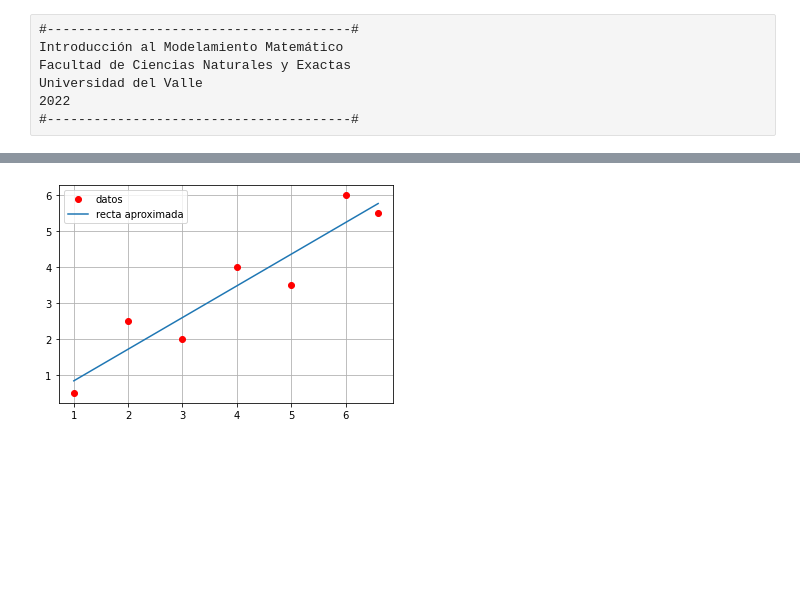
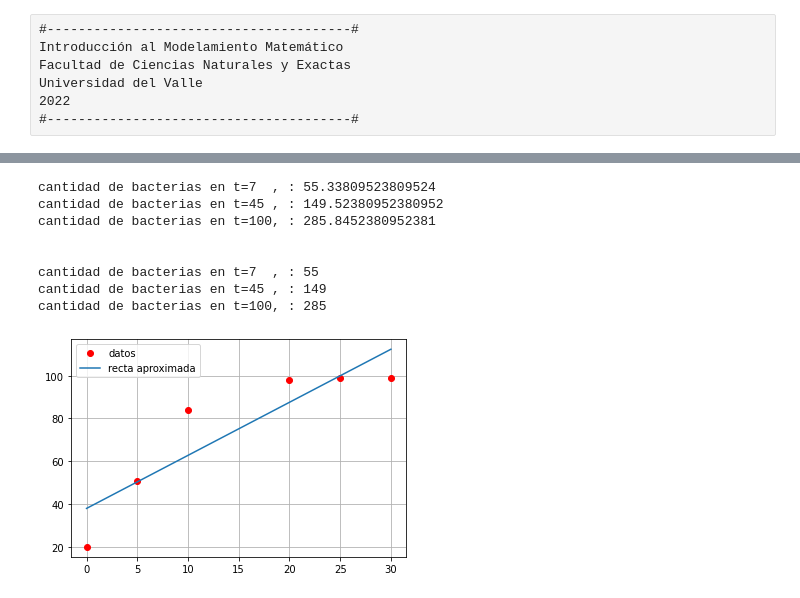
Before and after one commit to leonbran/Modelamiento_Matematico, a Jupyter notebook: unidad3/Minimos_cuadrados.ipynb, the cells around one changed output, grey strips where cells are left out. Saved outputs shown, nothing was run; the diff lists cells and outputs as text; code cells hidden in the pictures; blank space fills up the shorter version.

```diff
--- a/unidad3/Minimos_cuadrados.ipynb
+++ b/unidad3/Minimos_cuadrados.ipynb
@@ -16,55 +20,106 @@ import matplotlib.pyplot as plt
 
 
 #datos que queremos ajustar
-x = [1  ,2  ,3 ,4 ,5  ,6,6.6]
-y = [0.5,2.5,2 ,4 ,3.5,6,5.5]
+Tiempo            = [0  ,  5, 10 ,20 , 25  , 30]
+CantidadBacterias = [20 , 51, 84 ,98 ,99, 99]
 
 
-#---------------------------------------------------------
-#Calculo de la pendiente (m) y el intercepto (b) de la linealizacion
+
+
+#========================================================================
+"""
+Calculo de la pendiente (m) y el intercepto (b) de la regresion lineal
+
+NOTA: VER EJERCICIO de Regresión lineal por minimos cuadrados del repositorio, unidad 3
+
+para consistencia con el ejericio hacemos
+
+x = Tiempo            #variable independiente
+y = CantidadBacterias #variable dependiente
+
+"""
+
+
+x = Tiempo
+y = CantidadBacterias
+
 n = len(x)
+
 
 #donde almacenaremos los valores de las sumas
 suma_xi  = 0
 suma_yi  = 0
 suma_xixi= 0
 suma_xiyi= 0
-
 for i in range( n ):
     suma_xi   += x[i]
     suma_yi   += y[i]
     suma_xixi += x[i]**2
     suma_xiyi += x[i]*y[i]
 
 #aplicado las formulas
-
 m = (n  * suma_xiyi      - suma_xi   * suma_yi) / (n * suma_xixi - suma_xi**2)
-
 b = (suma_xixi * suma_yi - suma_xiyi * suma_xi) / (n * suma_xixi - suma_xi**2)
+#========================================================================
 
 
-#Linea recta aproximada
-L = m * np.array(x) + b  #note que aqui toca transformar la lista de x a un arreglo!
-
-#---------------------------------------------------------
+#Para aproximar de bacterias para t=7, t=8, ....cualquier t, definimos una funcion lineal en base a los valores de m y b encontrados.
+#--------------------------
+def AproximacionLineal(x):
+    return m * x + b
+#--------------------------
 
 
 
 
+
+#Asi podemos encontrar el numero de bacterias para cualquier t!
+print("\n")
+print("cantidad de bacterias en t=7  , :" , AproximacionLineal(7) )
+print("cantidad de bacterias en t=45 , :" , AproximacionLineal(45) )
+print("cantidad de bacterias en t=100, :" , AproximacionLineal(100) )
+print("\n")
+
+
+
+#Podemos redondear los numeros a la parte entera
+print("cantidad de bacterias en t=7  , :" ,  int( AproximacionLineal(7) )  )
+print("cantidad de bacterias en t=45 , :" , int( AproximacionLineal(45) )  )
+print("cantidad de bacterias en t=100, :" , int(AproximacionLineal(100) )  )
+
+
+
+
+######################OPCIONAL####################
+
 #--------------graficando---------------------------
 #Graficando las parejas de datos
-plt.plot(  x  , y , "or" , label="datos" )
+plt.plot(  Tiempo  , CantidadBacterias , "or" , label="datos" )
 
 
 #Graficando la recta segun m y b
-plt.plot(  x , L , label="recta aproximada"  )
+
+#NOTA: toca pasar el argumento de AproximacionLineal a arreglo numpy! np.array(Tiempo)
+
+TiempoNumpy = np.array(Tiempo)
+plt.plot(  Tiempo ,  AproximacionLineal( TiempoNumpy ) , label="recta aproximada"  )
 
 
 #mostrando las legendas del grafico
 plt.grid()
 plt.legend()
 
 #Mostrando el gráfico
 plt.show()
+
+#####################################################
 # %% [output]
+cantidad de bacterias en t=7  , : 55.33809523809524
+cantidad de bacterias en t=45 , : 149.52380952380952
+cantidad de bacterias en t=100, : 285.8452380952381
+
+
+cantidad de bacterias en t=7  , : 55
+cantidad de bacterias en t=45 , : 149
+cantidad de bacterias en t=100, : 285
-[figure, old version]
+[figure, new version]
```
Also changed, not shown: parts of 8 cells of this notebook, 5 other files.
